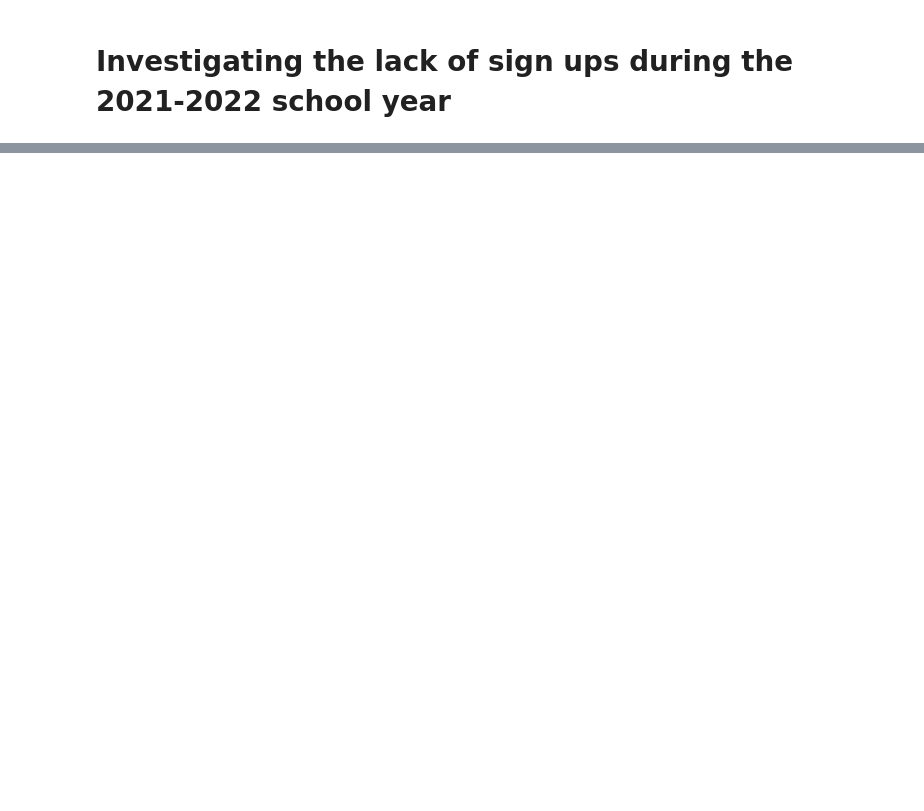
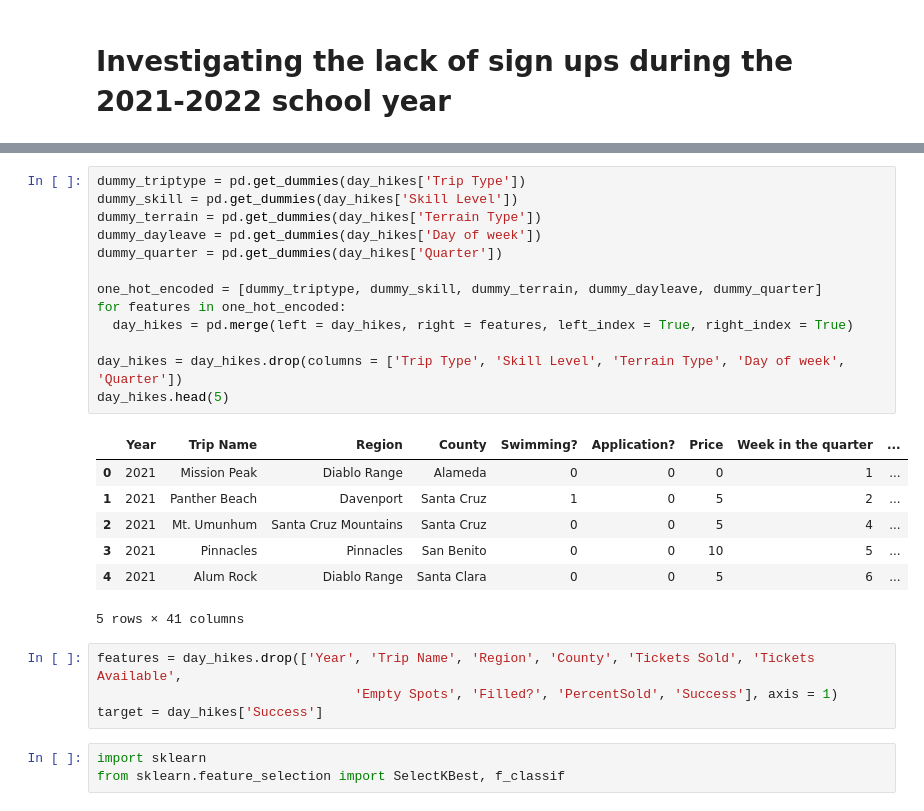
Before and after one commit to mnocerino23/Into-the-Wild, a Jupyter notebook: Day_Trips.ipynb, the cells around one changed output, grey strips where cells are left out. Cells and saved outputs as stored; diff of their text form; blank space fills up the shorter version.

```diff
--- a/Day_Trips.ipynb
+++ b/Day_Trips.ipynb
@@ -193,0 +245,28 @@ Text(0.5, 0, 'Trip Price (USD)')
+# %%
+dummy_triptype = pd.get_dummies(day_hikes['Trip Type'])
+dummy_skill = pd.get_dummies(day_hikes['Skill Level'])
+dummy_terrain = pd.get_dummies(day_hikes['Terrain Type'])
+dummy_dayleave = pd.get_dummies(day_hikes['Day of week'])
+dummy_quarter = pd.get_dummies(day_hikes['Quarter'])
+
+one_hot_encoded = [dummy_triptype, dummy_skill, dummy_terrain, dummy_dayleave, dummy_quarter]
+for features in one_hot_encoded:
+  day_hikes = pd.merge(left = day_hikes, right = features, left_index = True, right_index = True)
+
+day_hikes = day_hikes.drop(columns = ['Trip Type', 'Skill Level', 'Terrain Type', 'Day of week', 'Quarter'])
+day_hikes.head(5)
+# %% [output]
+|  | Year | Trip Name | Region | County | Swimming? | Application? | Price | Week in the quarter | ... |
+| 0 | 2021 | Mission Peak | Diablo Range | Alameda | 0 | 0 | 0 | 1 | ... |
+| 1 | 2021 | Panther Beach | Davenport | Santa Cruz | 1 | 0 | 5 | 2 | ... |
+| 2 | 2021 | Mt. Umunhum | Santa Cruz Mountains | Santa Cruz | 0 | 0 | 5 | 4 | ... |
+| 3 | 2021 | Pinnacles | Pinnacles | San Benito | 0 | 0 | 10 | 5 | ... |
+| 4 | 2021 | Alum Rock | Diablo Range | Santa Clara | 0 | 0 | 5 | 6 | ... |
+5 rows × 41 columns
+# %%
+features = day_hikes.drop(['Year', 'Trip Name', 'Region', 'County', 'Tickets Sold', 'Tickets Available',
+                                 'Empty Spots', 'Filled?', 'PercentSold', 'Success'], axis = 1)
+target = day_hikes['Success']
+# %%
+import sklearn
+from sklearn.feature_selection import SelectKBest, f_classif
```
Also changed, not shown: parts of 11 cells of this notebook.
